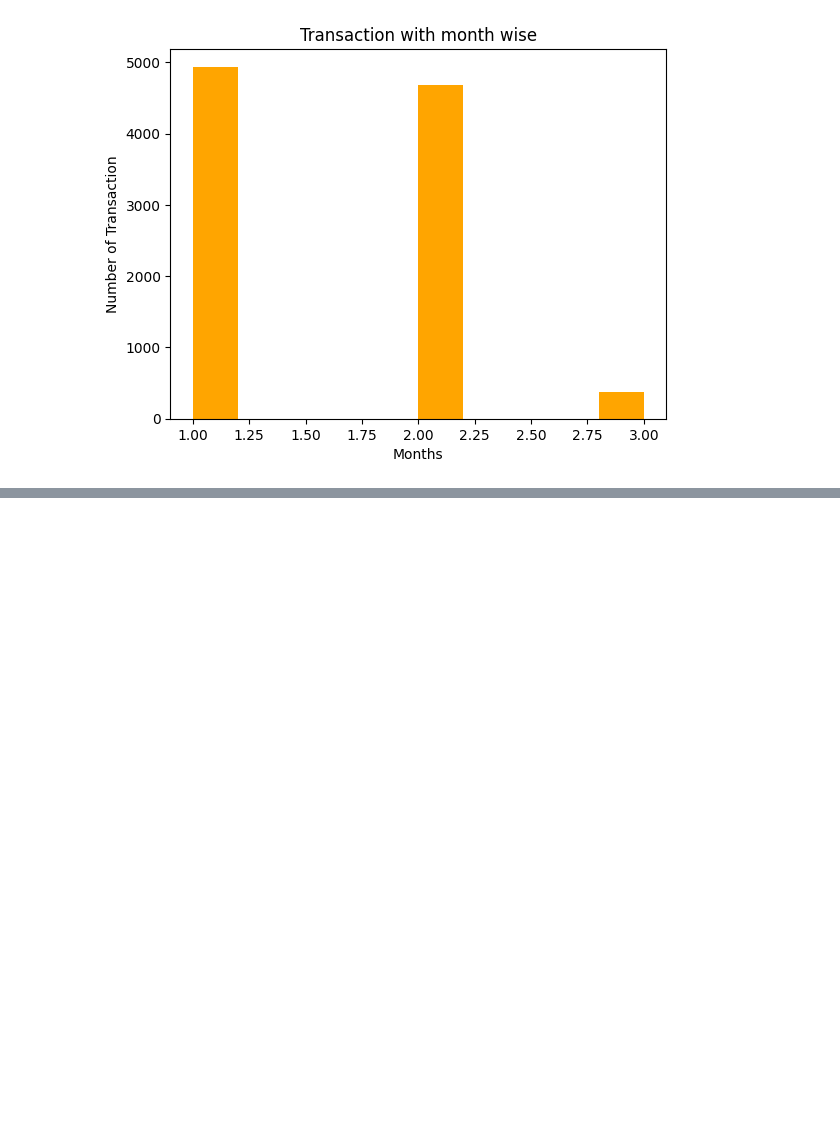
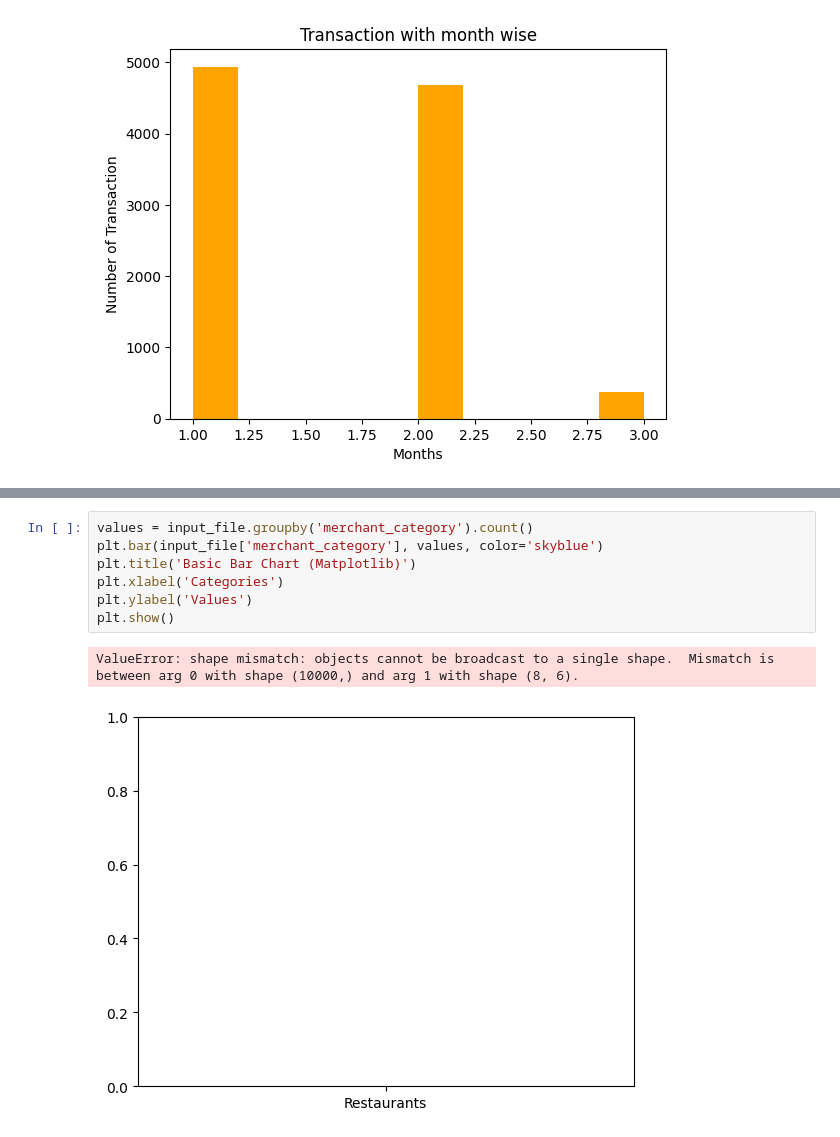
Before and after one commit to anjipandey16/IITD, a Jupyter notebook: Fraud Detection for Digital Payment Systems.ipynb, the cells around one changed output, grey strips where cells are left out. Saved outputs shown, nothing was run; the diff lists cells and outputs as text; blank space fills up the shorter version.

```diff
--- a/Fraud Detection for Digital Payment Systems.ipynb
+++ b/Fraud Detection for Digital Payment Systems.ipynb
@@ -111,0 +144,10 @@ input_file.head()
+# %%
+values = input_file.groupby('merchant_category').count()
+plt.bar(input_file['merchant_category'], values, color='skyblue')
+plt.title('Basic Bar Chart (Matplotlib)')
+plt.xlabel('Categories')
+plt.ylabel('Values')
+plt.show()
+# %% [output]
+ValueError: shape mismatch: objects cannot be broadcast to a single shape.  Mismatch is between arg 0 with shape (10000,) and arg 1 with shape (8, 6).
+[figure, added]
```
Also changed, not shown: parts of 9 cells of this notebook.
